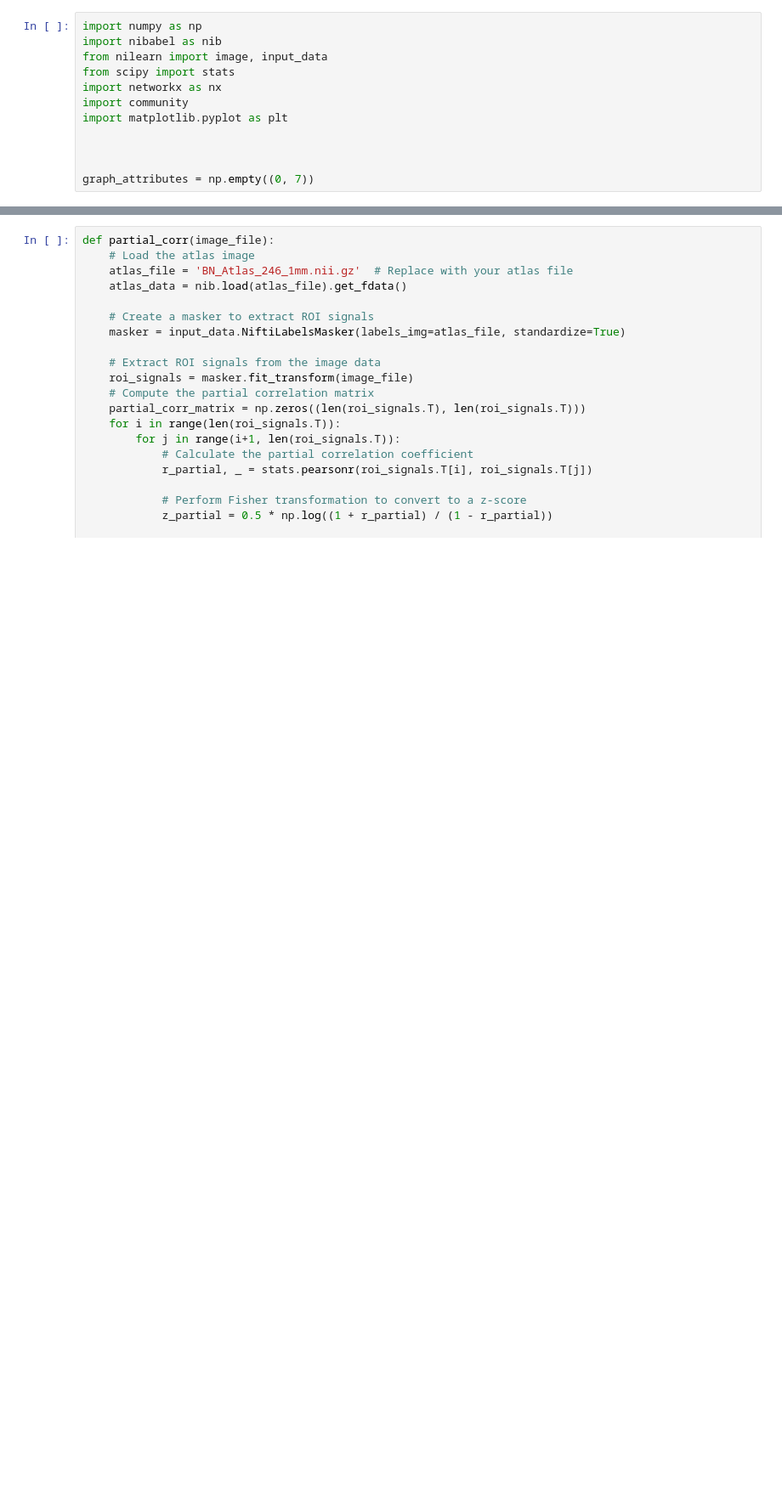
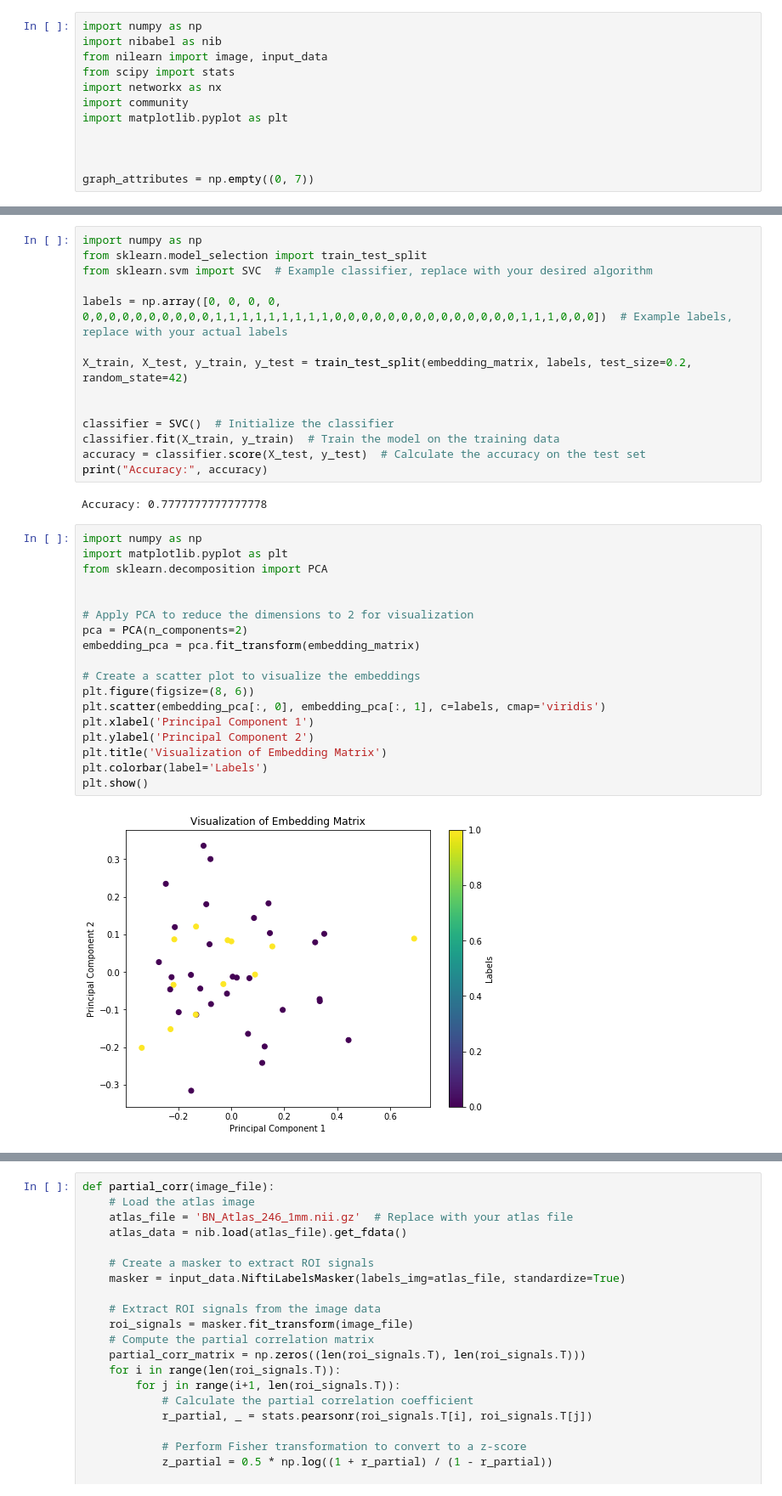
Before and after one commit to bisyee/NeurologicalDisordersAnalysis, a Jupyter notebook: PartialCorrelation.ipynb, the cells around one changed output, grey strips where cells are left out. Shown at 85% size. Drawn from its saved outputs; the diff is of its cells as text; blank space fills up the shorter version.

Commit message:
embedding with prediction modeel

```diff
--- a/PartialCorrelation.ipynb
+++ b/PartialCorrelation.ipynb
@@ -13,3 +111,39 @@ graph_attributes = np.empty((0, 7))
+# %%
+import numpy as np
+from sklearn.model_selection import train_test_split
+from sklearn.svm import SVC  # Example classifier, replace with your desired algorithm
+
+labels = np.array([0, 0, 0, 0, 0,0,0,0,0,0,0,0,0,0,1,1,1,1,1,1,1,1,1,0,0,0,0,0,0,0,0,0,0,0,0,0,0,1,1,1,0,0,0])  # Example labels, replace with your actual labels
+
+X_train, X_test, y_train, y_test = train_test_split(embedding_matrix, labels, test_size=0.2, random_state=42)
+
+
+classifier = SVC()  # Initialize the classifier
+classifier.fit(X_train, y_train)  # Train the model on the training data
+accuracy = classifier.score(X_test, y_test)  # Calculate the accuracy on the test set
+print("Accuracy:", accuracy)
+# %% [output]
+Accuracy: 0.7777777777777778
+# %%
+import numpy as np
+import matplotlib.pyplot as plt
+from sklearn.decomposition import PCA
+
+
+# Apply PCA to reduce the dimensions to 2 for visualization
+pca = PCA(n_components=2)
+embedding_pca = pca.fit_transform(embedding_matrix)
+
+# Create a scatter plot to visualize the embeddings
+plt.figure(figsize=(8, 6))
+plt.scatter(embedding_pca[:, 0], embedding_pca[:, 1], c=labels, cmap='viridis')
+plt.xlabel('Principal Component 1')
+plt.ylabel('Principal Component 2')
+plt.title('Visualization of Embedding Matrix')
+plt.colorbar(label='Labels')
+plt.show()
+# %% [output]
+[figure, added]
 # %%
 import glob
 import nibabel as nib
```
Also changed, not shown: parts of 19 cells of this notebook, 2 other files.
